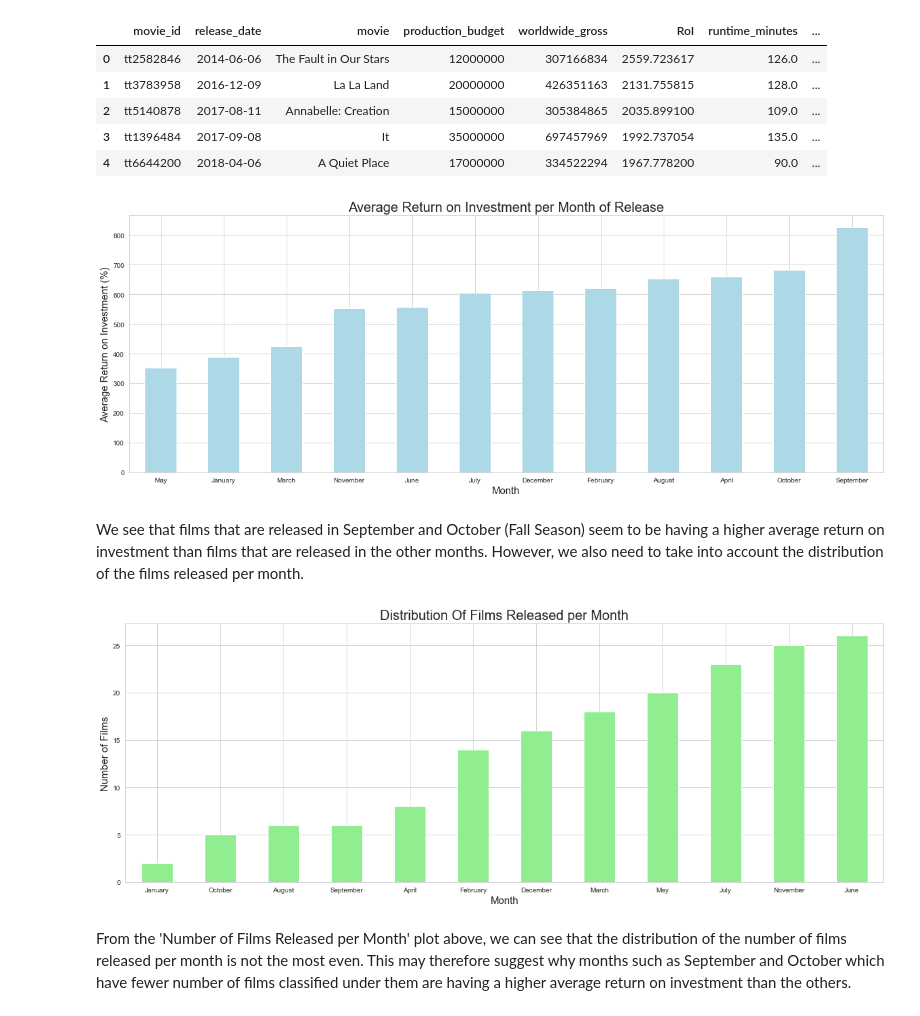
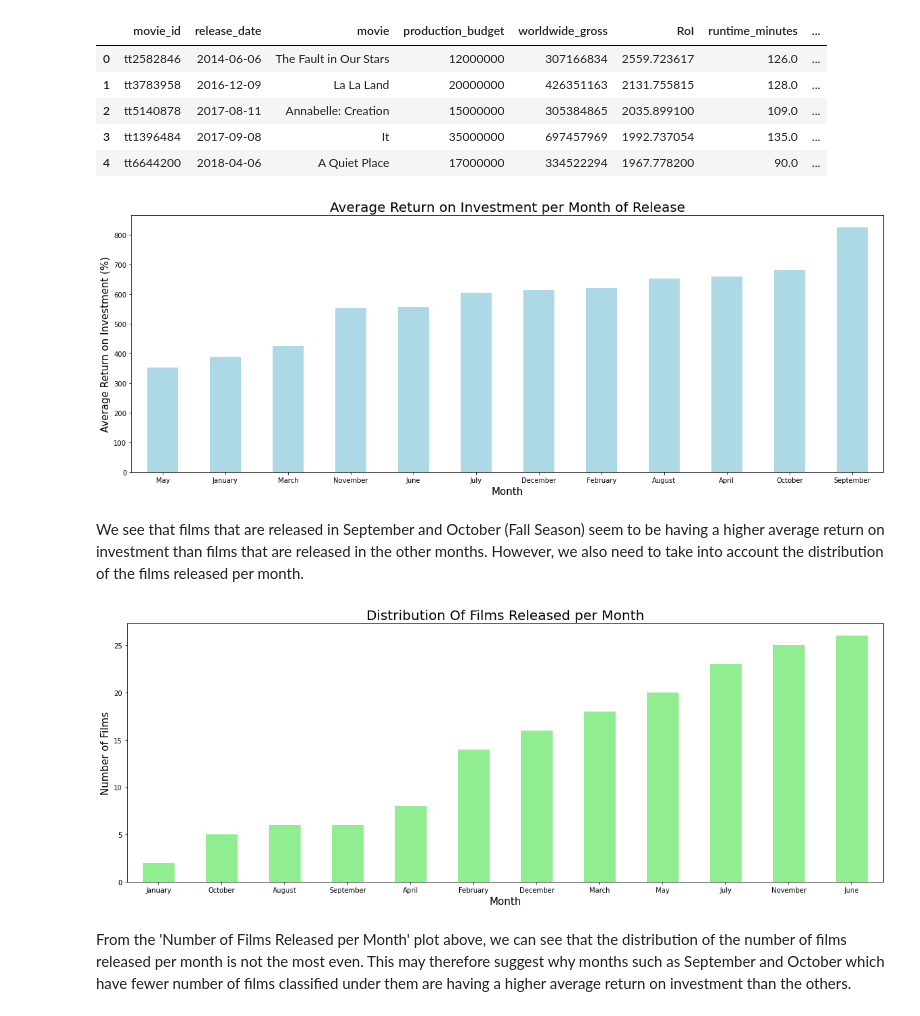
Before and after one commit to femikamau/Microsoft-Movie-Studio-EDA, a Jupyter notebook: index.ipynb, the cells around one changed output. Cells and saved outputs as stored; diff of their text form; code cells hidden in the pictures.

```diff
--- a/index.ipynb
+++ b/index.ipynb
@@ -783,26 +788,26 @@ release_time_df.head() # Preview the updated 'release_time_df' DataFrame
 | 4 | tt6644200 | 2018-04-06 | A Quiet Place | 17000000 | 334522294 | 1967.778200 | 90.0 | ... |
 # %%
 # Create a plot that shows average return on investment (RoI) by month
-fig, ax = plt.subplots(figsize=(13,7))
-release_time_df.groupby('release_month')['RoI'].mean().sort_values().plot(kind='bar', figsize=(20,7), color='lightblue')
+fig, ax = plt.subplots(figsize=(20,7))
+release_time_df.groupby('release_month')['RoI'].mean().sort_values().plot(kind='bar', color='lightblue')
 ax.set_xlabel('Month', fontsize=15)
 plt.xticks(rotation=0)
 ax.set_ylabel('Average Return on Investment (%)', fontsize=15)
 ax.set_title('Average Return on Investment per Month of Release', fontsize=20);
 # %% [output]
-[figure, old version]
+[figure, new version]
 # %% [markdown]
 We see that films that are released in September and October (Fall Season) seem to be having a higher average return on investment than films that are released in the other months. However, we also need to take into account the distribution of the films released per month.
 # %%
 # Create a plot that shows the number of films released each month
-fig, ax = plt.subplots(figsize=(13,7))
-release_time_df.groupby('release_month')['movie'].count().sort_values().plot(kind='bar', figsize=(20,7), color='lightgreen')
+fig, ax = plt.subplots(figsize=(20,7))
+release_time_df.groupby('release_month')['movie'].count().sort_values().plot(kind='bar', color='lightgreen')
 ax.set_xlabel('Month', fontsize=15)
 plt.xticks(rotation=0)
 ax.set_ylabel('Number of Films', fontsize=15)
 ax.set_title('Distribution Of Films Released per Month', fontsize=20);
 # %% [output]
-[figure, old version]
+[figure, new version]
 # %% [markdown]
 From the 'Number of Films Released per Month' plot above, we can see that the distribution of the number of films released per month is not the most even. This may therefore suggest why months such as September and October which have fewer number of films classified under them are having a higher average return on investment than the others.
 # %% [markdown]
```
Also changed, not shown: parts of 13 cells of this notebook.
